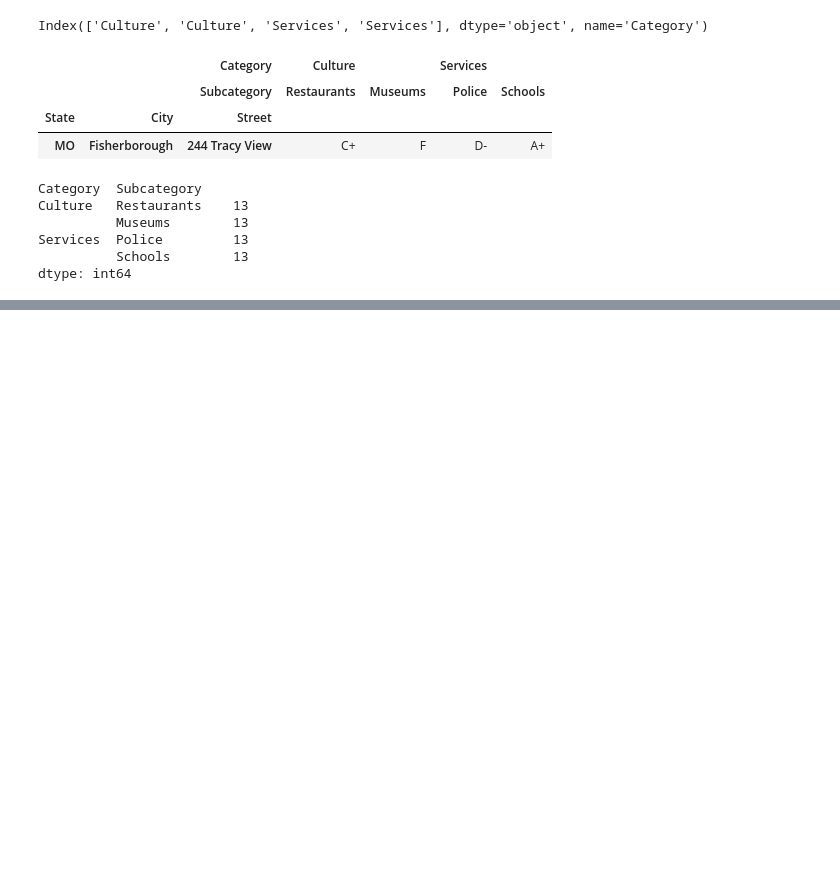
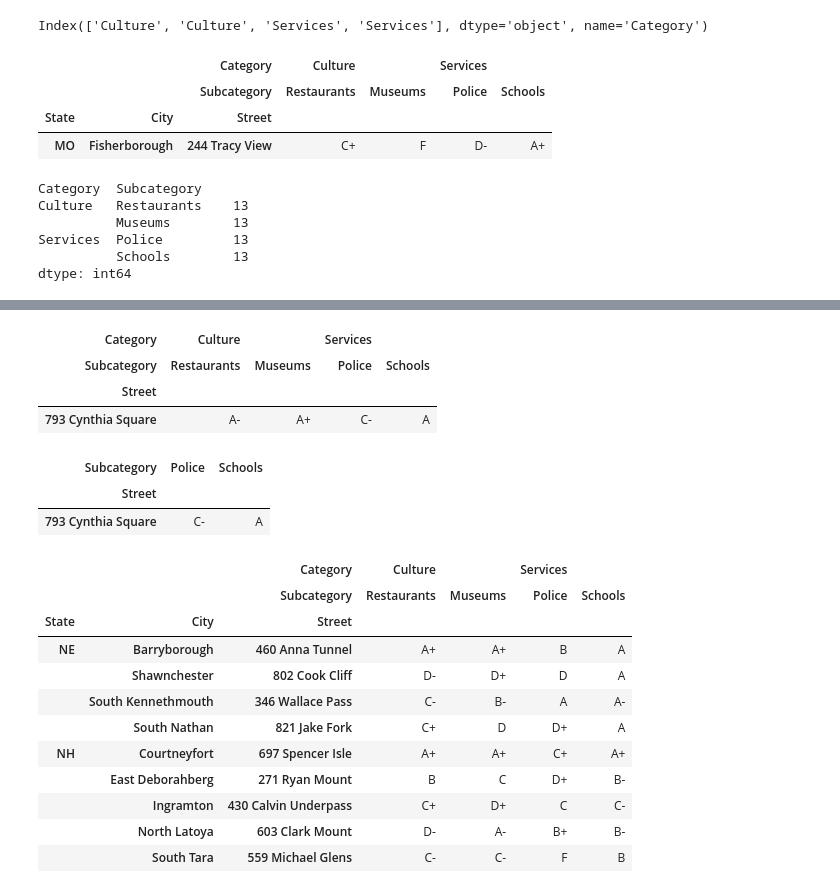
Before and after one commit to rickhall2000/ongoing-learning, a Jupyter notebook: pandas_in_action/ch_7_MultiIndex_DataFrames.ipynb, the cells around one changed output, grey strips where cells are left out. Cells and saved outputs as stored; diff of their text form; code cells hidden in the pictures; blank space fills up the shorter version.

```diff
--- a/pandas_in_action/ch_7_MultiIndex_DataFrames.ipynb
+++ b/pandas_in_action/ch_7_MultiIndex_DataFrames.ipynb
@@ -224,0 +326,3 @@ dtype: int64
+# %%
+neighborhoods = neighborhoods.sort_index(ascending=True)
+neighborhoods.head(3)
@@ -224,0 +474,28 @@ dtype: int64
+# %%
+neighborhoods.loc[("CA", "Dustinmouth")]
+# %% [output]
+| Category | Culture |  | Services |  |
+| Subcategory | Restaurants | Museums | Police | Schools |
+| Street |  |  |  |  |
+| 793 Cynthia Square | A- | A+ | C- | A |
+# %%
+neighborhoods.loc[("CA", "Dustinmouth"), ("Services",)]
+# %% [output]
+| Subcategory | Police | Schools |
+| Street |  |  |
+| 793 Cynthia Square | C- | A |
+# %%
+neighborhoods["NE":"NH"]
+# %% [output]
+|  |  | Category | Culture |  | Services |  |
+|  |  | Subcategory | Restaurants | Museums | Police | Schools |
+| State | City | Street |  |  |  |  |
+| NE | Barryborough | 460 Anna Tunnel | A+ | A+ | B | A |
+|  | Shawnchester | 802 Cook Cliff | D- | D+ | D | A |
+|  | South Kennethmouth | 346 Wallace Pass | C- | B- | A | A- |
+|  | South Nathan | 821 Jake Fork | C+ | D | D+ | A |
+| NH | Courtneyfort | 697 Spencer Isle | A+ | A+ | C+ | A+ |
+|  | East Deborahberg | 271 Ryan Mount | B | C | D+ | B- |
+|  | Ingramton | 430 Calvin Underpass | C+ | D+ | C | C- |
+|  | North Latoya | 603 Clark Mount | D- | A- | B+ | B- |
+|  | South Tara | 559 Michael Glens | C- | C- | F | B |
```
Also changed, not shown: parts of 48 cells of this notebook, 2 other files.
